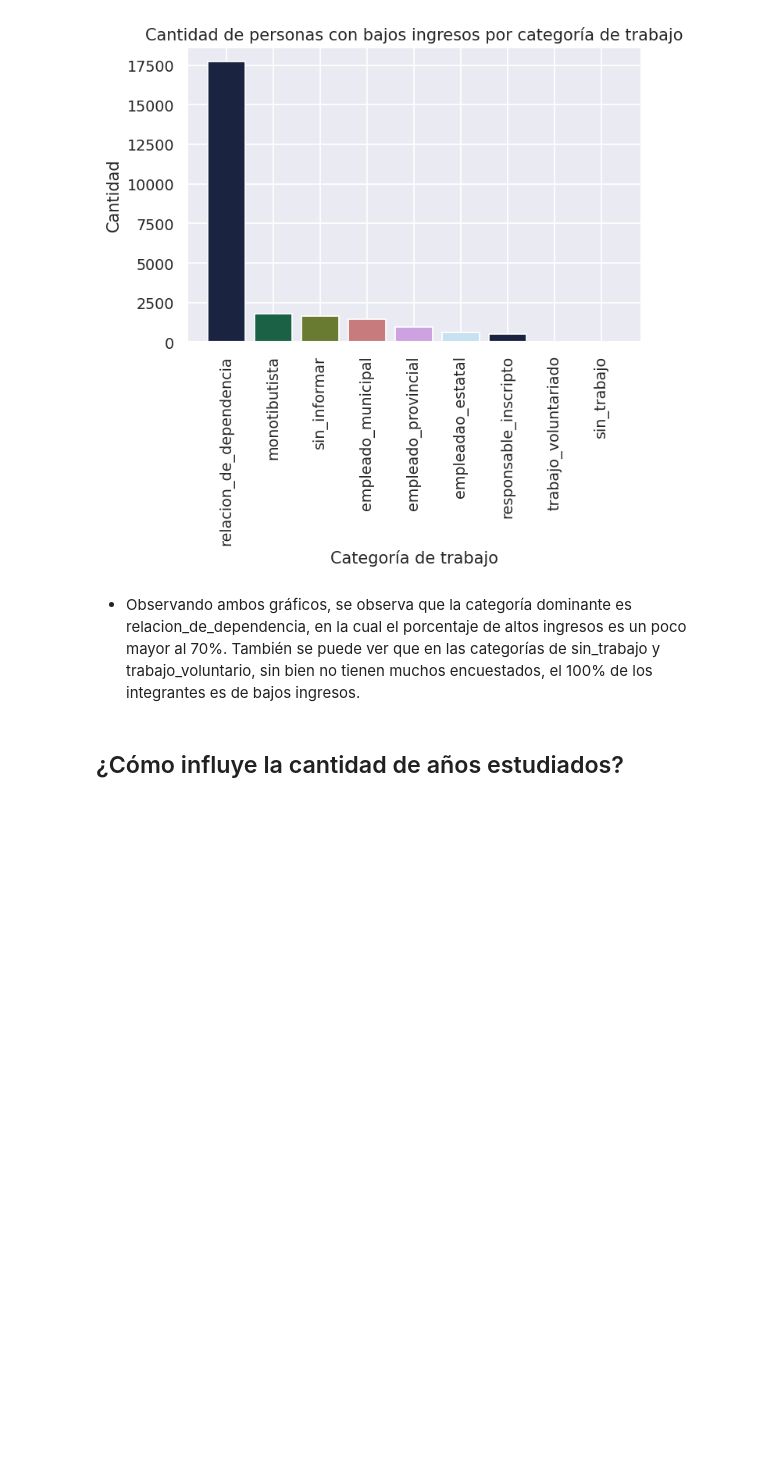
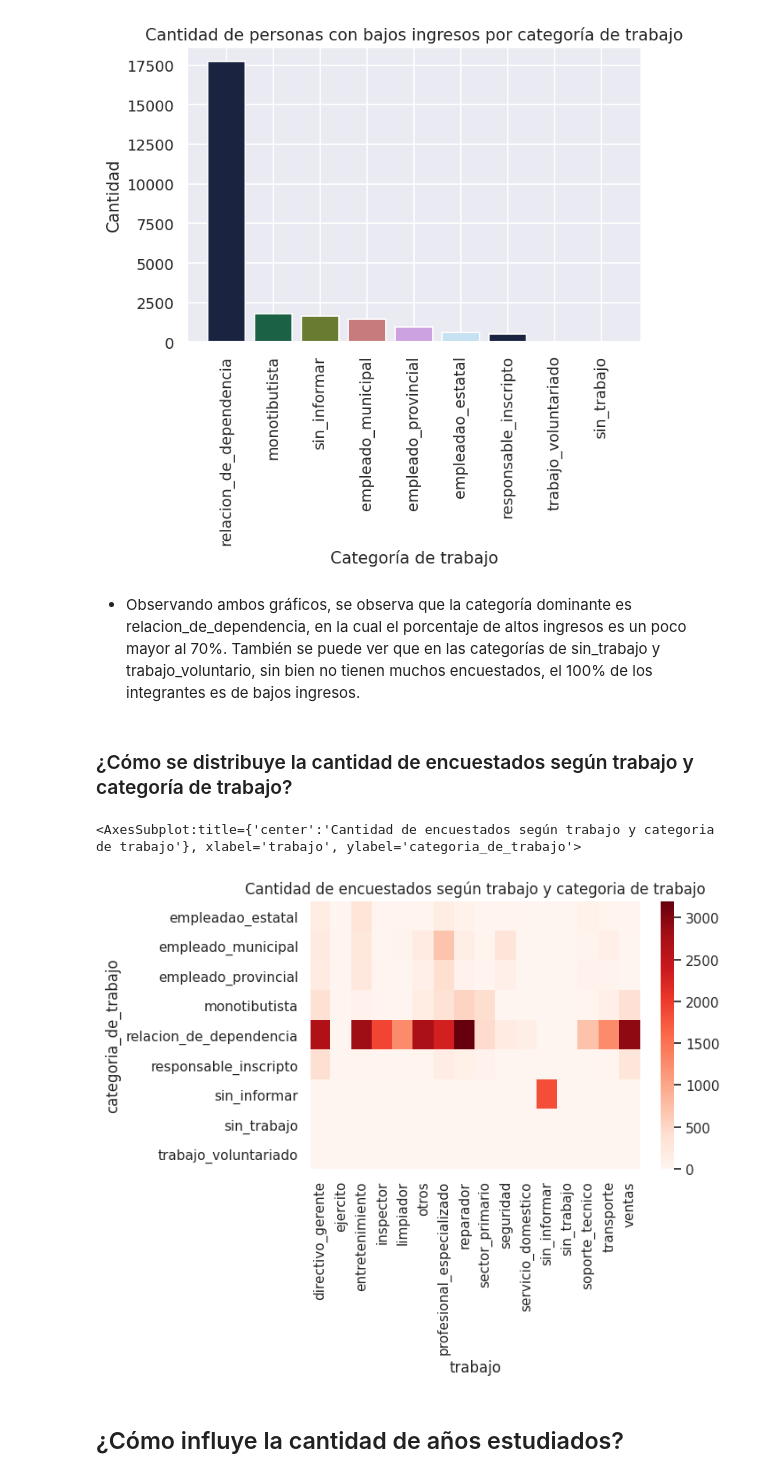
Before and after one commit to TomasArrachea/TP-Organizacion-de-Datos, a Jupyter notebook: informe.ipynb, the cells around one changed output. Drawn from its saved outputs; the diff is of its cells as text; code cells hidden in the pictures; blank space fills up the shorter version.

Commit message:
se agregan un par de heatmaps

```diff
--- a/informe.ipynb
+++ b/informe.ipynb
@@ -237,6 +237,16 @@ plt.show()
 [figure]
 # %% [markdown]
 - Observando ambos gráficos, se observa que la categoría dominante es relacion_de_dependencia, en la cual el porcentaje de altos ingresos es un poco mayor al 70%. También se puede ver que en las categorías de sin_trabajo y trabajo_voluntario, sin bien no tienen muchos encuestados, el 100% de los integrantes es de bajos ingresos.
+# %% [markdown]
+### ¿Cómo se distribuye la cantidad de encuestados según trabajo y categoría de trabajo?
+# %%
+plt.figure(dpi=100)
+plt.title("Cantidad de encuestados según trabajo y categoria de trabajo")
+df_r = df.groupby('categoria_de_trabajo').trabajo.value_counts().unstack().fillna(0)
+sns.heatmap(df_r,cmap="Reds")
+# %% [output]
+<AxesSubplot:title={'center':'Cantidad de encuestados según trabajo y categoria de trabajo'}, xlabel='trabajo', ylabel='categoria_de_trabajo'>
+[figure, added]
 # %% [markdown]
 ## ¿Cómo influye la cantidad de años estudiados?
 # %%
```
Also changed, not shown: parts of 4 cells of this notebook.
